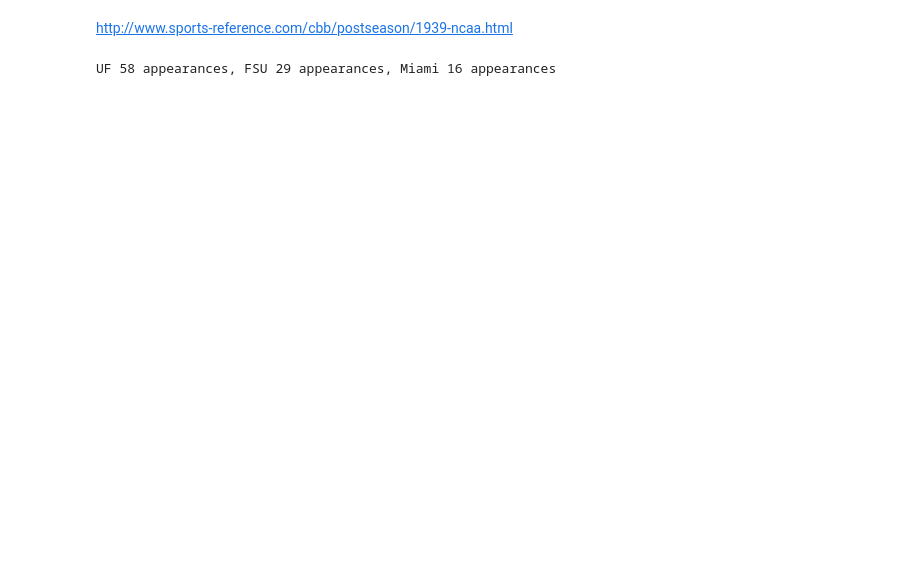
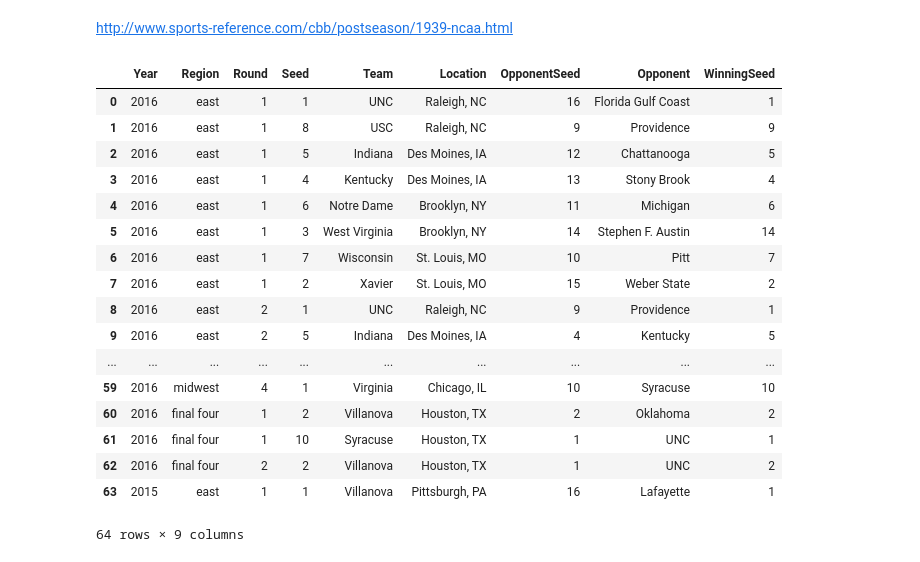
Before and after one commit to dholubek/ncaa_seeds, a Jupyter notebook: ncaa_all_years.ipynb, the cells around one changed output. Saved outputs shown, nothing was run; the diff lists cells and outputs as text; code cells hidden in the pictures; blank space fills up the shorter version.

Commit message:
initial dataframe slicing

```diff
--- a/ncaa_all_years.ipynb
+++ b/ncaa_all_years.ipynb
@@ -70,7 +70,7 @@ def get_bracket():
                                         bracket.append(bracketRow)
                         bracket_round += 1
         sleep(0.5)
-    return pd.DataFrame(bracket, columns=['Year', 'Region', 'Round', 'Seed', 'Team Name', 'Location', 'Oppenent Seed', 'Opponent', 'Winning Seed'])
+    return pd.DataFrame(bracket, columns=['Year', 'Region', 'Round', 'Seed', 'Team', 'Location', 'OpponentSeed', 'Opponent', 'WinningSeed'])
 
 
 df = get_bracket()
@@ -80,12 +80,24 @@ df.to_csv('ncaa.csv')
 bracket_2017_and_2016 = df.head(64)
 sample = bracket_2017_and_2016.head(8)
 # %%
-sample_group = sample.groupby(['Team Name', 'Opponent'])
+#sample_group = sample.groupby(['Team Name', 'Opponent'])
+bracket_2017_and_2016
+# %% [output]
+|  | Year | Region | Round | Seed | Team | Location | OpponentSeed | Opponent | WinningSeed |
+| 0 | 2016 | east | 1 | 1 | UNC | Raleigh, NC | 16 | Florida Gulf Coast | 1 |
+| 1 | 2016 | east | 1 | 8 | USC | Raleigh, NC | 9 | Providence | 9 |
+| 2 | 2016 | east | 1 | 5 | Indiana | Des Moines, IA | 12 | Chattanooga | 5 |
+| 3 | 2016 | east | 1 | 4 | Kentucky | Des Moines, IA | 13 | Stony Brook | 4 |
+| 4 | 2016 | east | 1 | 6 | Notre Dame | Brooklyn, NY | 11 | Michigan | 6 |
+| 5 | 2016 | east | 1 | 3 | West Virginia | Brooklyn, NY | 14 | Stephen F. Austin | 14 |
+| 6 | 2016 | east | 1 | 7 | Wisconsin | St. Louis, MO | 10 | Pitt | 7 |
+| 7 | 2016 | east | 1 | 2 | Xavier | St. Louis, MO | 15 | Weber State | 2 |
+| 8 | 2016 | east | 2 | 1 | UNC | Raleigh, NC | 9 | Providence | 1 |
+| 9 | 2016 | east | 2 | 5 | Indiana | Des Moines, IA | 4 | Kentucky | 5 |
+| ... | ... | ... | ... | ... | ... | ... | ... | ... | ... |
+| 59 | 2016 | midwest | 4 | 1 | Virginia | Chicago, IL | 10 | Syracuse | 10 |
+| 60 | 2016 | final four | 1 | 2 | Villanova | Houston, TX | 2 | Oklahoma | 2 |
+| 61 | 2016 | final four | 1 | 10 | Syracuse | Houston, TX | 1 | UNC | 1 |
+| 62 | 2016 | final four | 2 | 2 | Villanova | Houston, TX | 1 | UNC | 2 |
+| 63 | 2015 | east | 1 | 1 | Villanova | Pittsburgh, PA | 16 | Lafayette | 1 |
+64 rows × 9 columns
-# %%
-miami = df['Team Name'].value_counts()['Miami (FL)'] + df['Opponent'].value_counts()['Miami (FL)']
-uf = df['Team Name'].value_counts()['Florida'] + df['Opponent'].value_counts()['Florida']
-fsu = df['Team Name'].value_counts()['Florida State'] + df['Opponent'].value_counts()['Florida State']
-#TODO these counts are probably wrong bc they aren't explicitly filtering by the first round
-print("UF {} appearances, FSU {} appearances, Miami {} appearances".format(uf, fsu, miami))
-# %% [output]
-UF 58 appearances, FSU 29 appearances, Miami 16 appearances
```
Also changed, not shown: parts of 1 cell of this notebook, 1 other file.
